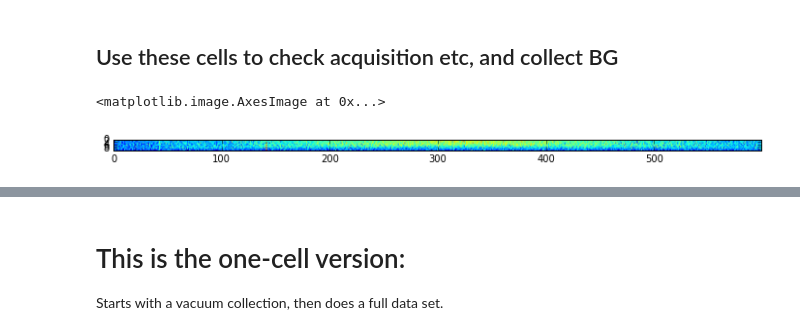
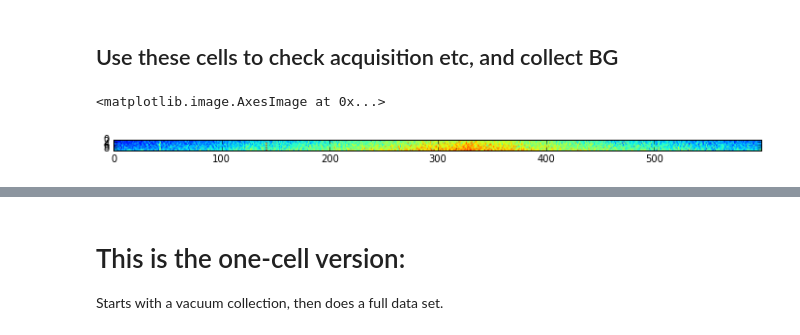
Before and after one commit to DawesLab/CCDimage, a Jupyter notebook: CCDimage.ipynb, the cells around one changed output, grey strips where cells are left out. Drawn from its saved outputs; the diff is of its cells as text; code cells hidden in the pictures.

```diff
--- a/CCDimage.ipynb
+++ b/CCDimage.ipynb
@@ -129,10 +129,10 @@ request_images(client,N=3)
 # %%
 background_shots = open_images()
 # %%
-plt.imshow(background_shots[:,:,1])
+plt.imshow(background_shots[:,:,0])
 # %% [output]
 <matplotlib.image.AxesImage at 0x...>
-[figure, old version]
+[figure, new version]
 # %%
 # take the last shot as the background
 # this a workaround to account for the extra signal that comes in on the first shot
```
Also changed, not shown: parts of 11 cells of this notebook, 2 other files.
